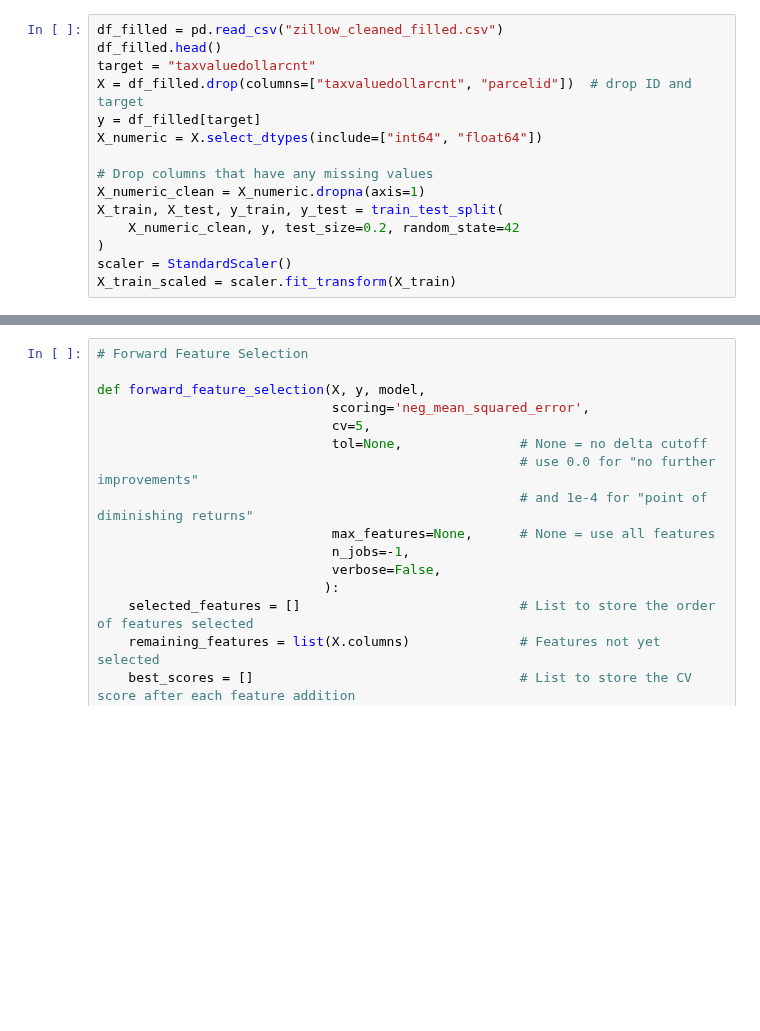
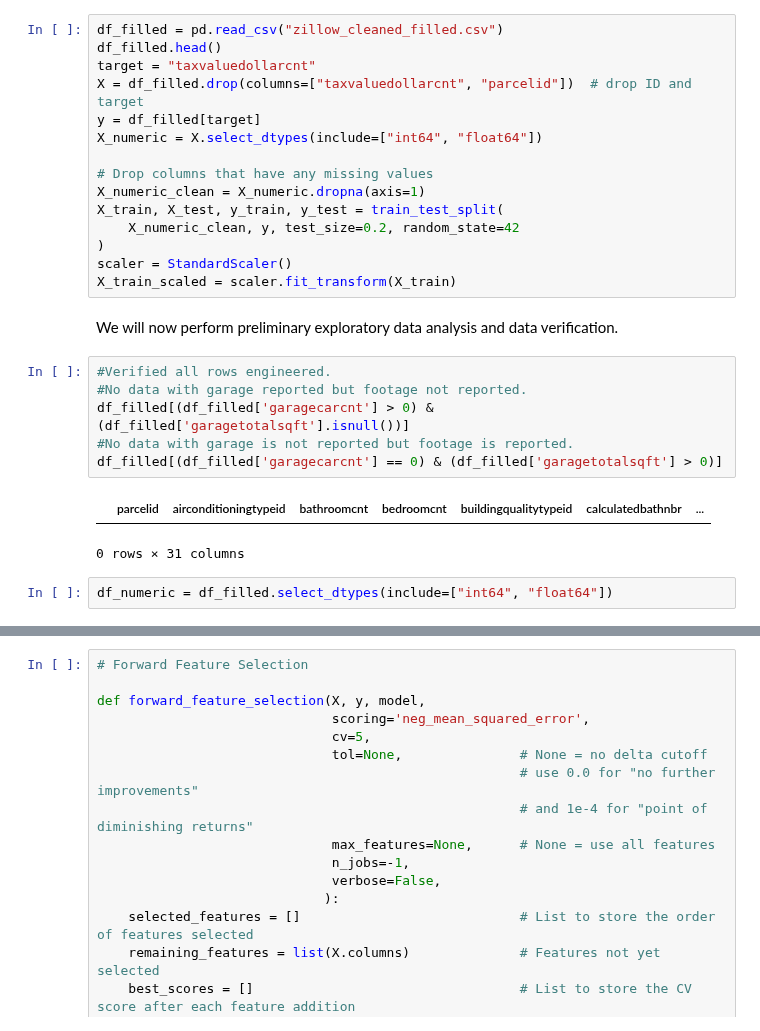
Before and after one commit to DaeheeCodes/BU-DX603, a Jupyter notebook: Final_Project_Report.ipynb, the cells around one changed output, grey strips where cells are left out. Drawn from its saved outputs; the diff is of its cells as text; blank space fills up the shorter version.

Commit message:
add more data and EDA

```diff
--- a/Final_Project_Report.ipynb
+++ b/Final_Project_Report.ipynb
@@ -261,3 +258,16 @@ X_train, X_test, y_train, y_test = train_test_split(
 )
 scaler = StandardScaler()
 X_train_scaled = scaler.fit_transform(X_train)
+# %% [markdown]
+We will now perform preliminary exploratory data analysis and data verification.
+# %%
+#Verified all rows engineered.
+#No data with garage reported but footage not reported.
+df_filled[(df_filled['garagecarcnt'] > 0) & (df_filled['garagetotalsqft'].isnull())]
+#No data with garage is not reported but footage is reported.
+df_filled[(df_filled['garagecarcnt'] == 0) & (df_filled['garagetotalsqft'] > 0)]
+# %% [output]
+|  | parcelid | airconditioningtypeid | bathroomcnt | bedroomcnt | buildingqualitytypeid | calculatedbathnbr | ... |
+0 rows × 31 columns
+# %%
+df_numeric = df_filled.select_dtypes(include=["int64", "float64"])
```
Also changed, not shown: parts of 7 cells of this notebook.
